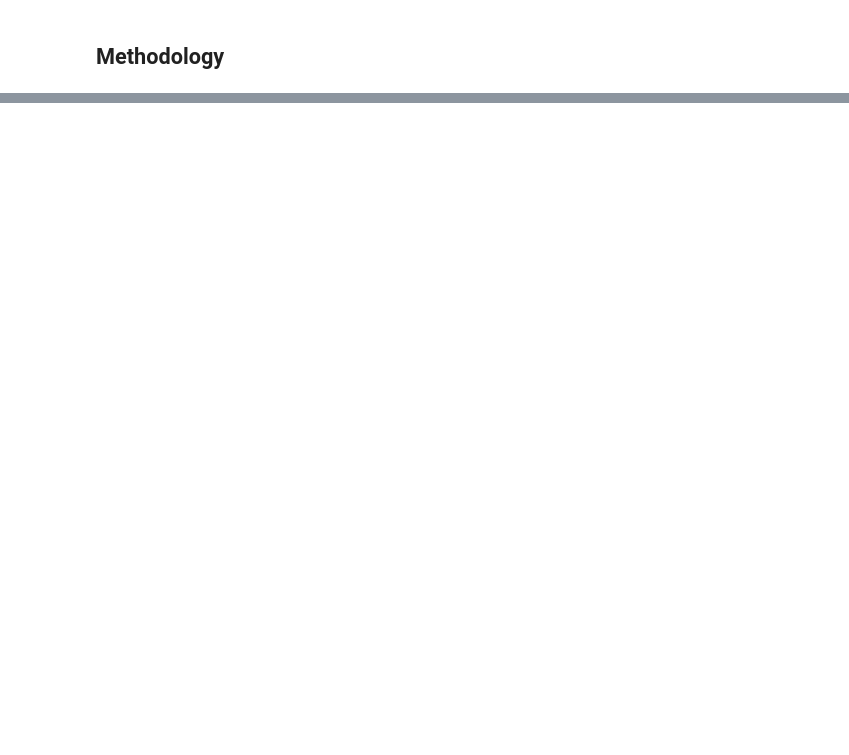
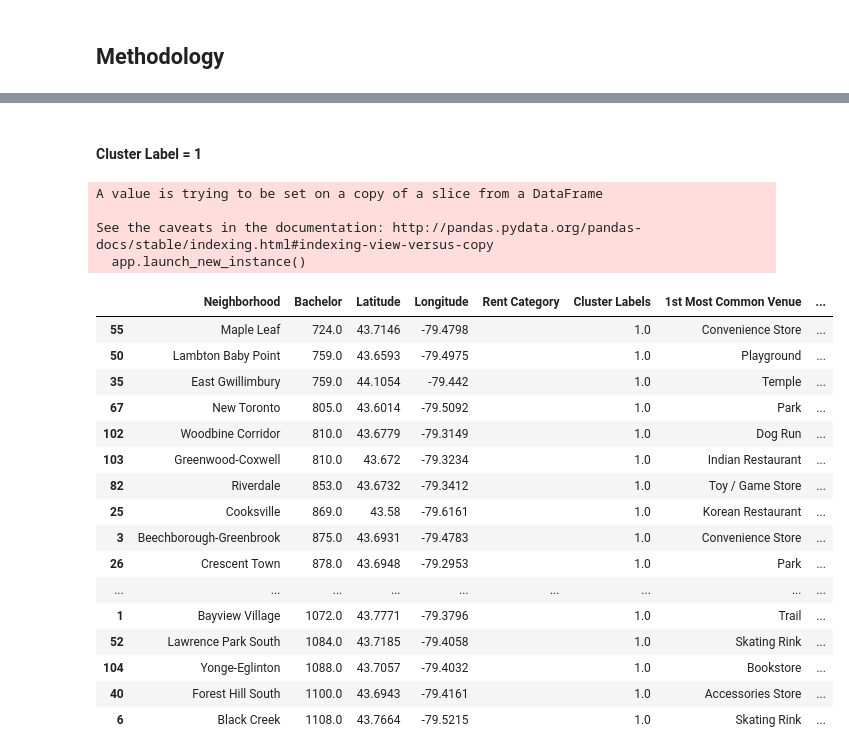
Before and after one commit to yingwoei/Coursera_Capstone, a Jupyter notebook: Capstone using Geospatial Data.ipynb, the cells around one changed output, grey strips where cells are left out. Saved outputs shown, nothing was run; the diff lists cells and outputs as text; code cells hidden in the pictures; blank space fills up the shorter version.

```diff
--- a/Capstone using Geospatial Data.ipynb
+++ b/Capstone using Geospatial Data.ipynb
@@ -29,0 +577,12 @@ Below is a list of data I will be using to investigate this problem:
+# %%
+num_top_venues = 10
+
+for hood in neigh_grouped['Neighborhood']:
+    print("----"+hood+"----")
+    temp = neigh_grouped[neigh_grouped['Neighborhood'] == hood].T.reset_index()
+    temp.columns = ['venue','freq']
+    temp = temp.iloc[1:]
+    temp['freq'] = temp['freq'].astype(float)
+    temp = temp.round({'freq': 2})
+    print(temp.sort_values('freq', ascending=False).reset_index(drop=True).head(num_top_venues))
+    print('\n')
@@ -29,0 +609,6 @@ Below is a list of data I will be using to investigate this problem:
+# %%
+def return_most_common_venues(row, num_top_venues):
+    row_categories = row.iloc[1:]
+    row_categories_sorted = row_categories.sort_values(ascending=False)
+
+    return row_categories_sorted.index.values[0:num_top_venues]
@@ -29,0 +653,11 @@ Below is a list of data I will be using to investigate this problem:
+# %%
+# set number of clusters
+kclusters = 5
+
+neigh_grouped_clustering = neigh_grouped.drop('Neighborhood', 1)
+
+# run k-means clustering
+kmeans = KMeans(n_clusters=kclusters, random_state=0).fit(neigh_grouped_clustering)
+
+# check cluster labels generated for each row in the dataframe
+kmeans.labels_[0:10]
@@ -35,0 +668,9 @@ Below is a list of data I will be using to investigate this problem:
+# %%
+neigh_venues_sorted.insert(0, 'Cluster Labels', kmeans.labels_)
+
+neigh_merged = df_rent2
+
+# merge toronto_grouped with toronto_data to add latitude/longitude for each neighborhood
+neigh_merged = neigh_merged.join(neigh_venues_sorted.set_index('Neighborhood'), on='Neighborhood')
+
+neigh_merged.head() # check the last columns!
@@ -35,0 +744,28 @@ Below is a list of data I will be using to investigate this problem:
+# %% [markdown]
+#### Cluster Label = 1
+# %%
+n1 = neigh_merged.loc[neigh_merged['Cluster Labels'] == 1]
+n1.sort_values(['Bachelor'], ascending = True, axis = 0, inplace = True)
+n1
+# %% [output]
+A value is trying to be set on a copy of a slice from a DataFrame
+
+See the caveats in the documentation: http://pandas.pydata.org/pandas-docs/stable/indexing.html#indexing-view-versus-copy
+  app.launch_new_instance()
+|  | Neighborhood | Bachelor | Latitude | Longitude | Rent Category | Cluster Labels | 1st Most Common Venue | ... |
+| 55 | Maple Leaf | 724.0 | 43.7146 | -79.4798 |  | 1.0 | Convenience Store | ... |
+| 50 | Lambton Baby Point | 759.0 | 43.6593 | -79.4975 |  | 1.0 | Playground | ... |
+| 35 | East Gwillimbury | 759.0 | 44.1054 | -79.442 |  | 1.0 | Temple | ... |
+| 67 | New Toronto | 805.0 | 43.6014 | -79.5092 |  | 1.0 | Park | ... |
+| 102 | Woodbine Corridor | 810.0 | 43.6779 | -79.3149 |  | 1.0 | Dog Run | ... |
+| 103 | Greenwood-Coxwell | 810.0 | 43.672 | -79.3234 |  | 1.0 | Indian Restaurant | ... |
+| 82 | Riverdale | 853.0 | 43.6732 | -79.3412 |  | 1.0 | Toy / Game Store | ... |
+| 25 | Cooksville | 869.0 | 43.58 | -79.6161 |  | 1.0 | Korean Restaurant | ... |
+| 3 | Beechborough-Greenbrook | 875.0 | 43.6931 | -79.4783 |  | 1.0 | Convenience Store | ... |
+| 26 | Crescent Town | 878.0 | 43.6948 | -79.2953 |  | 1.0 | Park | ... |
+| ... | ... | ... | ... | ... | ... | ... | ... | ... |
+| 1 | Bayview Village | 1072.0 | 43.7771 | -79.3796 |  | 1.0 | Trail | ... |
+| 52 | Lawrence Park South | 1084.0 | 43.7185 | -79.4058 |  | 1.0 | Skating Rink | ... |
+| 104 | Yonge-Eglinton | 1088.0 | 43.7057 | -79.4032 |  | 1.0 | Bookstore | ... |
+| 40 | Forest Hill South | 1100.0 | 43.6943 | -79.4161 |  | 1.0 | Accessories Store | ... |
+| 6 | Black Creek | 1108.0 | 43.7664 | -79.5215 |  | 1.0 | Skating Rink | ... |
```
Also changed, not shown: parts of 100 cells of this notebook.
